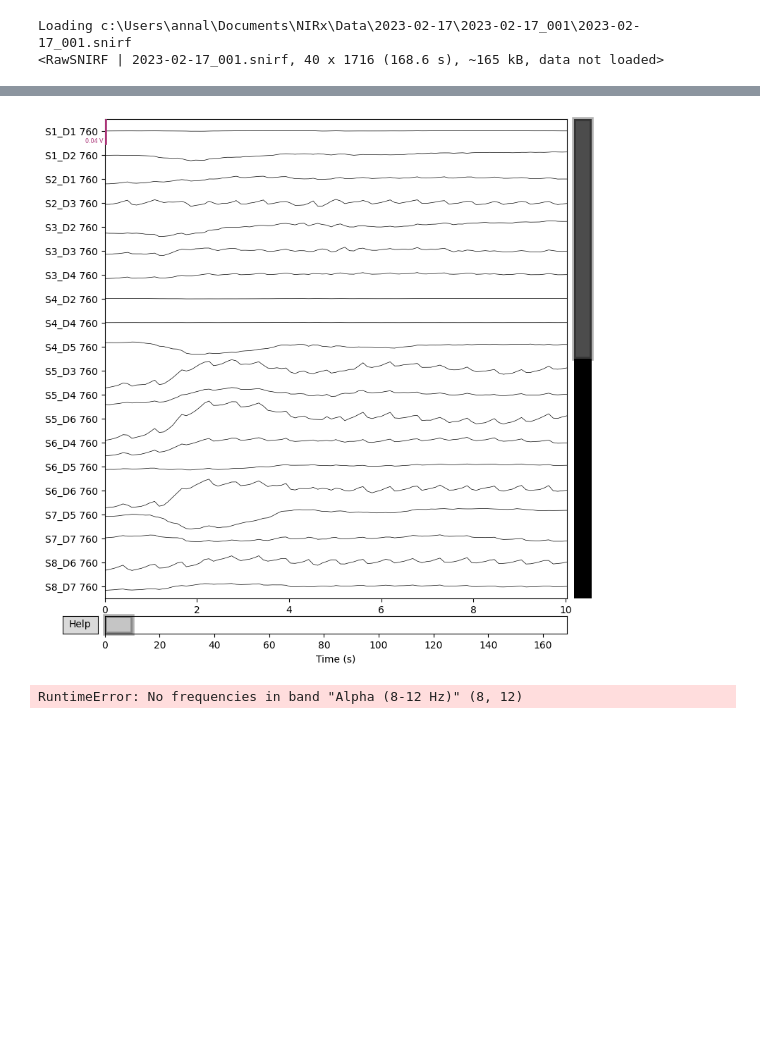
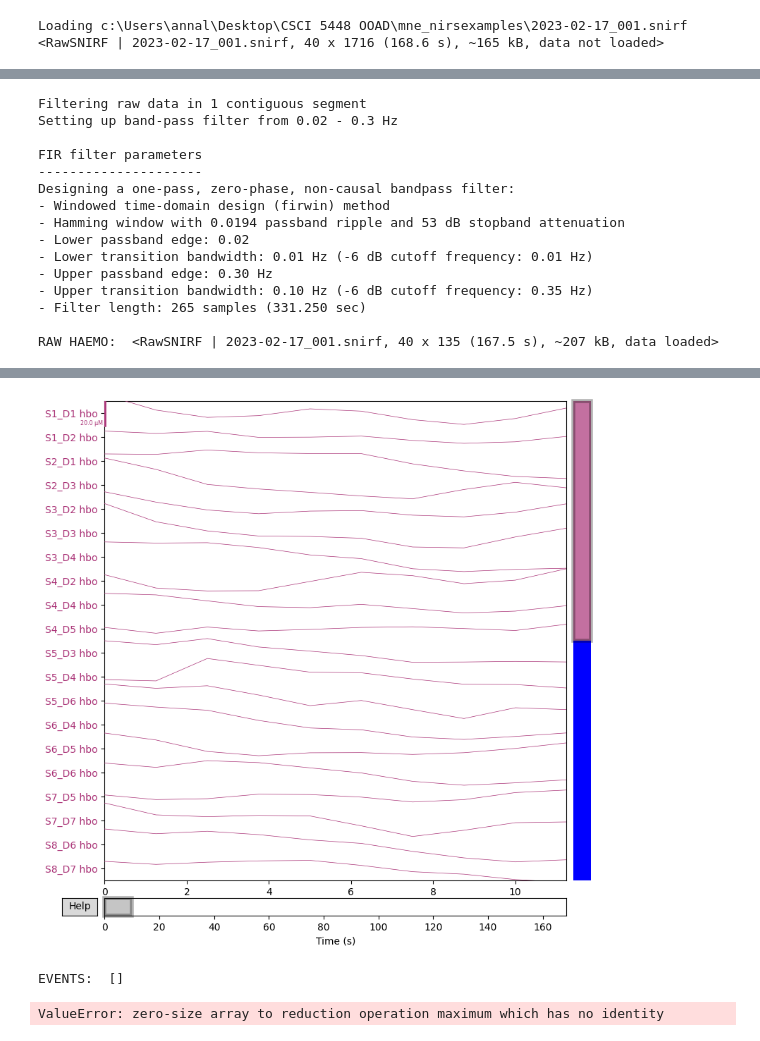
Before and after one commit to anra8571/mne_nirsexamples, a Jupyter notebook: visualizations.ipynb, the cells around one changed output, grey strips where cells are left out. Saved outputs shown, nothing was run; the diff lists cells and outputs as text; code cells hidden in the pictures; blank space fills up the shorter version.

Commit message:
adding more suggested solutions and fixing visualizations.ipynb

```diff
--- a/visualizations.ipynb
+++ b/visualizations.ipynb
@@ -135,7 +135,7 @@ def individual_analysis(bids_path, trigger_id, variable_epoch_time, custom_trigg
 
     return epochs, raw_haemo
 # %%
-f_path = f'2023-02-17/2023-02-17_001/2023-02-17_001.snirf'
+f_path = f'2023-02-17_001.snirf'
 
 # Analyse data and return both ROI and channel results
 raw_intensity = mne.io.read_raw_snirf(f_path, verbose=True, preload=False)
@@ -145,9 +145,9 @@ channel_types = raw_intensity.copy()
 print(channel_types)
 raw_intensity.plot_sensors()
 raw_intensity.plot()
-spectrum = raw_intensity.compute_psd()
-spectrum.plot()
-spectrum.plot_topomap()
+# spectrum = raw_intensity.compute_psd()
+# spectrum.plot()
+# spectrum.plot_topomap()
 
 # raw_intensity.annotations.rename({'2': 'Concerning', '3': 'Neutral'})
 
@@ -161,17 +161,17 @@ raw_haemo = beer_lambert_law(raw_od, ppf=0.1)
 raw_haemo = raw_haemo.filter(0.02, 0.3, h_trans_bandwidth=0.1, l_trans_bandwidth=0.01, verbose=True)
 raw_haemo = enhance_negative_correlation(raw_haemo)
 print("RAW HAEMO: ", raw_haemo)
-raw_haemo.compute_psd()
+# raw_haemo.compute_psd()
 raw_haemo.plot()
 events, event_dict = events_from_annotations(raw_haemo, verbose=False)
 
 events = events[::2]
 print("EVENTS: ", events)
 
-epochs = Epochs(raw_haemo, events, event_id=event_dict, tmin=-1, tmax=15,
-                    reject=dict(hbo=200e-6), reject_by_annotation=True,
-                    proj=True, baseline=(None, 0), detrend=0,
-                    preload=True, verbose=False)
+# epochs = Epochs(raw_haemo, events, event_id=event_dict, tmin=-1, tmax=15,
+#                     reject=dict(hbo=200e-6), reject_by_annotation=True,
+#                     proj=True, baseline=(None, 0), detrend=0,
+#                     preload=True, verbose=False)
 # %% [output]
-Loading c:\Users\annal\Documents\NIRx\Data\2023-02-17\2023-02-17_001\2023-02-17_001.snirf
+Loading c:\Users\annal\Desktop\CSCI 5448 OOAD\mne_nirsexamples\2023-02-17_001.snirf
 <RawSNIRF | 2023-02-17_001.snirf, 40 x 1716 (168.6 s), ~165 kB, data not loaded>
@@ -179,0 +180,15 @@ Loading c:\Users\annal\Documents\NIRx\Data\2023-02-17\2023-02-17_001\2023-02-17_
+Filtering raw data in 1 contiguous segment
+Setting up band-pass filter from 0.02 - 0.3 Hz
+
+FIR filter parameters
+---------------------
+Designing a one-pass, zero-phase, non-causal bandpass filter:
+- Windowed time-domain design (firwin) method
+- Hamming window with 0.0194 passband ripple and 53 dB stopband attenuation
+- Lower passband edge: 0.02
+- Lower transition bandwidth: 0.01 Hz (-6 dB cutoff frequency: 0.01 Hz)
+- Upper passband edge: 0.30 Hz
+- Upper transition bandwidth: 0.10 Hz (-6 dB cutoff frequency: 0.35 Hz)
+- Filter length: 265 samples (331.250 sec)
+
+RAW HAEMO:  <RawSNIRF | 2023-02-17_001.snirf, 40 x 135 (167.5 s), ~207 kB, data loaded>
@@ -180,2 +201,3 @@ Loading c:\Users\annal\Documents\NIRx\Data\2023-02-17\2023-02-17_001\2023-02-17_
-[figure, old version]
+[figure, new version]
-RuntimeError: No frequencies in band "Alpha (8-12 Hz)" (8, 12)
+EVENTS:  []
+ValueError: zero-size array to reduction operation maximum which has no identity
```
Also changed, not shown: parts of 1 cell of this notebook, 4 other files.
